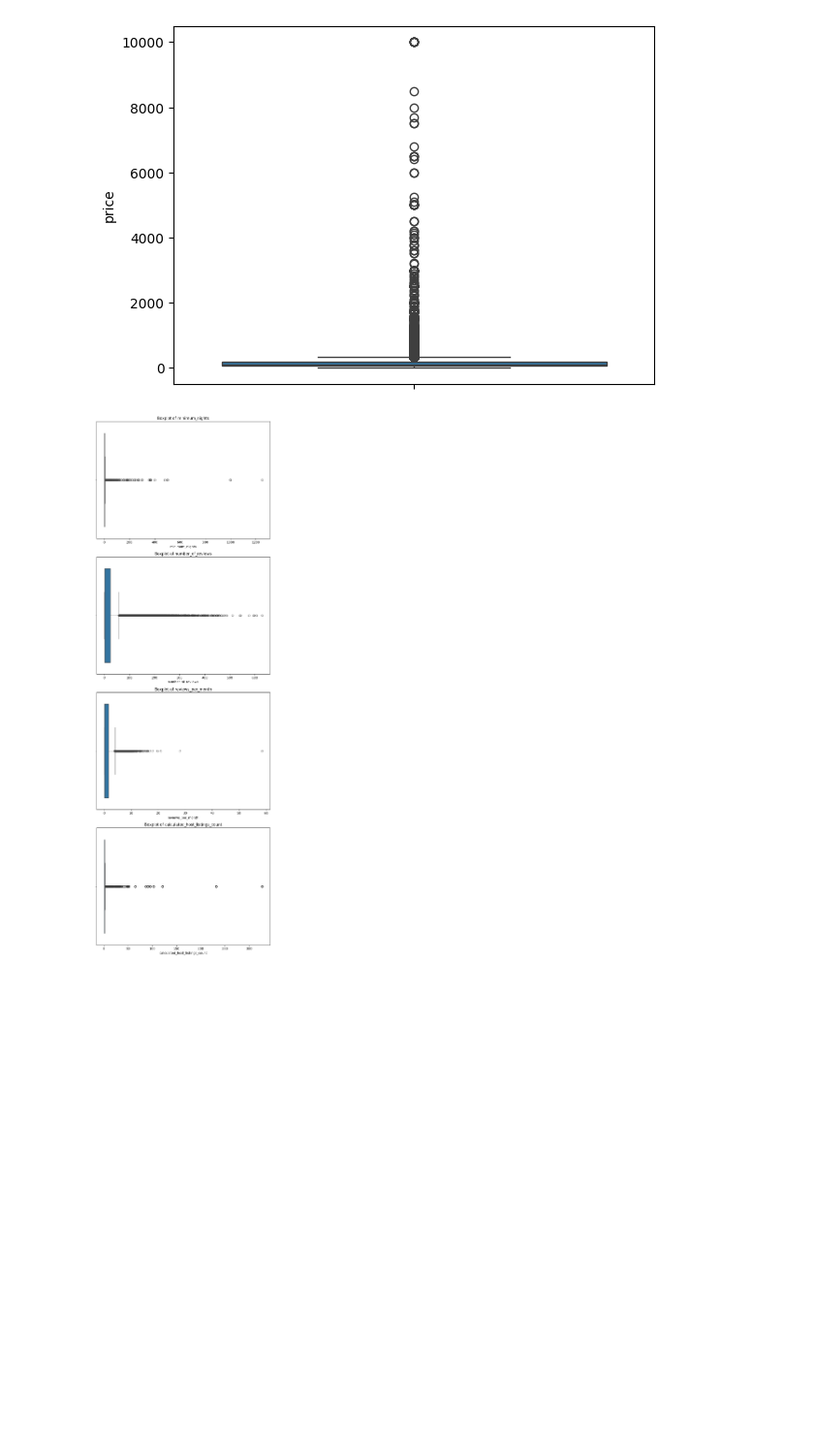
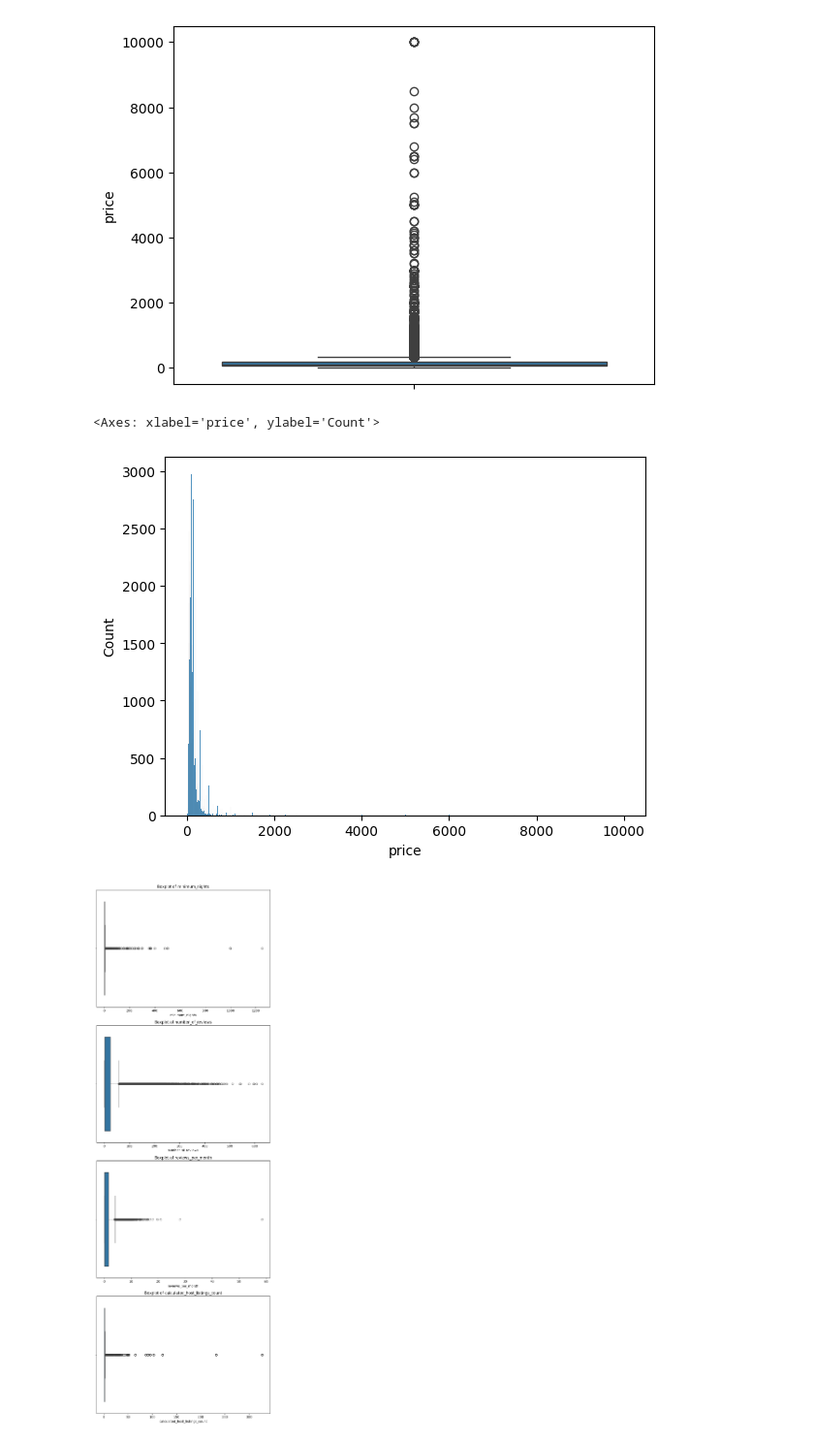
Before and after one commit to thickiana/OIBSIP_domain_taskno2, a Jupyter notebook: AIRBNB_TO_2019.ipynb, the cells around one changed output. Shown at 97% size. Drawn from its saved outputs; the diff is of its cells as text; code cells hidden in the pictures; blank space fills up the shorter version.

```diff
--- a/AIRBNB_TO_2019.ipynb
+++ b/AIRBNB_TO_2019.ipynb
@@ -260,6 +260,11 @@ sns.boxplot(df['price'])
 # %% [output]
 <Axes: ylabel='price'>
 [figure]
+# %%
+sns.histplot(df['price'])
+# %% [output]
+<Axes: xlabel='price', ylabel='Count'>
+[figure, added]
 # %%
 columns_to_plot = ['minimum_nights', 'number_of_reviews', 'reviews_per_month', 'calculated_host_listings_count']
 
```
Also changed, not shown: parts of 3 cells of this notebook.
